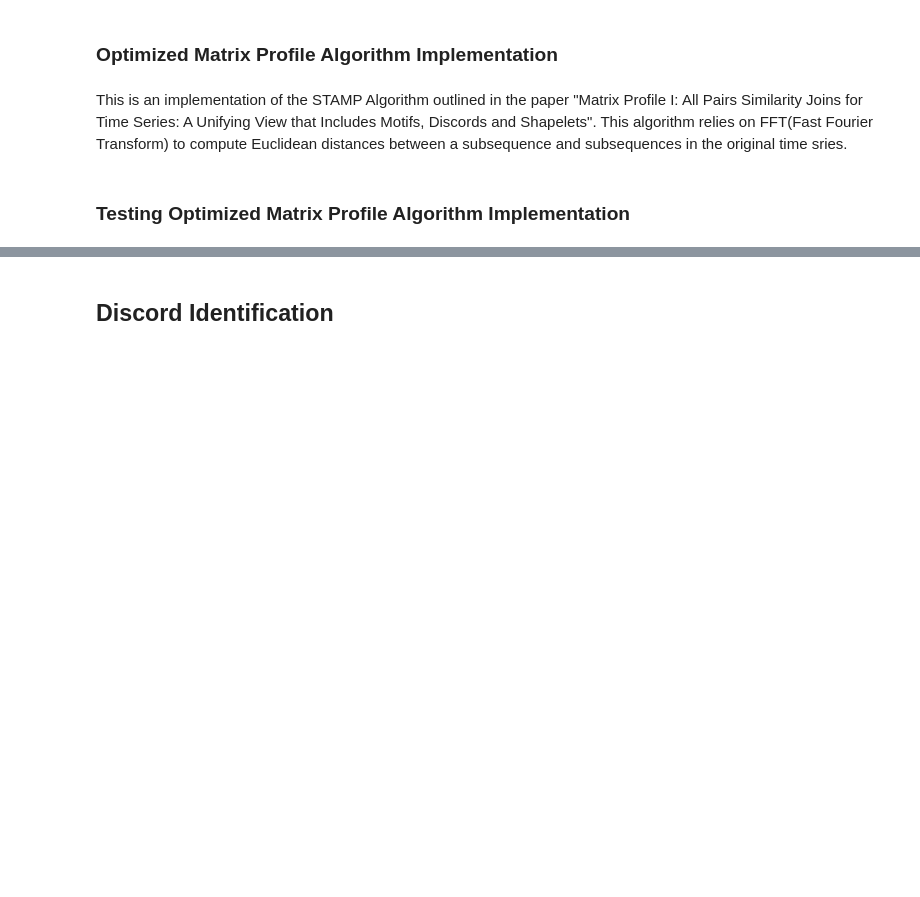
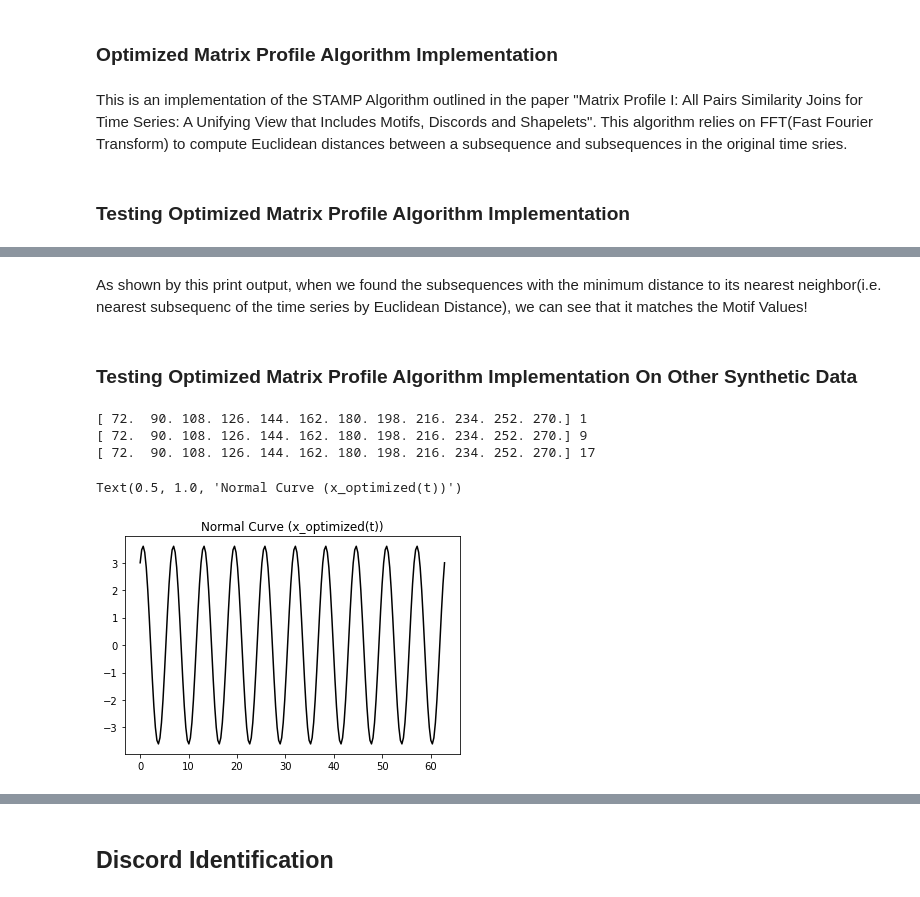
Before and after one commit to Ravi-Raghavan/ML_IOT_HW3, a Jupyter notebook: homework.ipynb, the cells around one changed output, grey strips where cells are left out. Cells and saved outputs as stored; diff of their text form; code cells hidden in the pictures; blank space fills up the shorter version.

```diff
--- a/homework.ipynb
+++ b/homework.ipynb
@@ -287,0 +317,39 @@ print(distance_profile_ix)
+# %% [markdown]
+As shown by this print output, when we found the subsequences with the minimum distance to its nearest neighbor(i.e. nearest subsequenc of the time series by Euclidean Distance), we can see that it matches the Motif Values!
+# %% [markdown]
+### Testing Optimized Matrix Profile Algorithm Implementation On Other Synthetic Data
+# %%
+## Generate Other Synthetic Data
+import numpy as np
+
+### First Generate sine curve
+n_optimized = 201
+
+# t => [0, 10 * pi]
+t_optimized = np.linspace(start = 0, stop = 20 * np.pi, num = n_optimized, endpoint = True)
+x_optimized = np.sin(t_optimized) * 2 + np.cos(t_optimized) * 3
+
+#Generate Noise
+noise_optimized = np.random.normal(loc = 0, scale = 3, size = (n_optimized,))
+
+#Embed Motif
+timestep = 10
+
+for i in range(1, n_optimized // timestep, 8):
+    pivot = timestep * i
+    time_slice = t_optimized[pivot - 6 : pivot + 6]
+    noise_optimized[pivot - 6 : pivot + 6] = np.cos(time_slice) ** 2
+    print(np.rad2deg(time_slice) % 360, i)
+
+x_adjusted_optimized = x_optimized + noise_optimized
+# %% [output]
+[ 72.  90. 108. 126. 144. 162. 180. 198. 216. 234. 252. 270.] 1
+[ 72.  90. 108. 126. 144. 162. 180. 198. 216. 234. 252. 270.] 9
+[ 72.  90. 108. 126. 144. 162. 180. 198. 216. 234. 252. 270.] 17
+# %%
+import matplotlib.pyplot as plt
+plt.plot(t_optimized, x_optimized, label='sin(x)', color='black', linestyle='-')
+plt.title("Normal Curve (x_optimized(t))")
+# %% [output]
+Text(0.5, 1.0, 'Normal Curve (x_optimized(t))')
+[figure, added]
```
Also changed, not shown: parts of 50 cells of this notebook.
